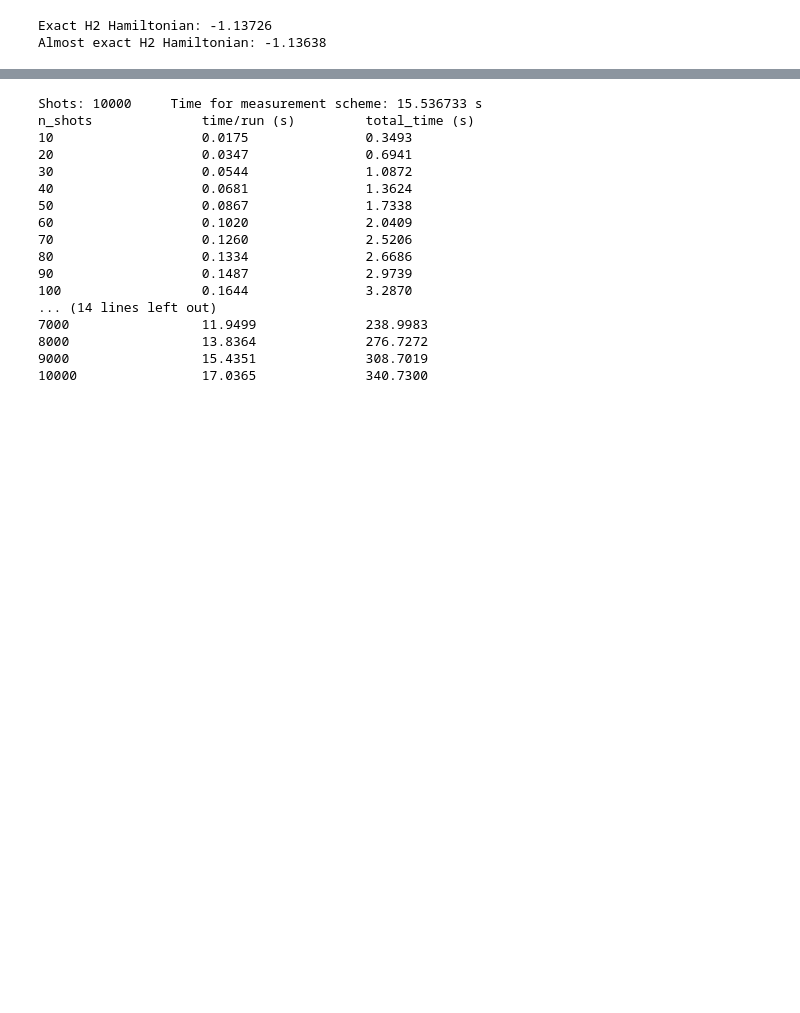
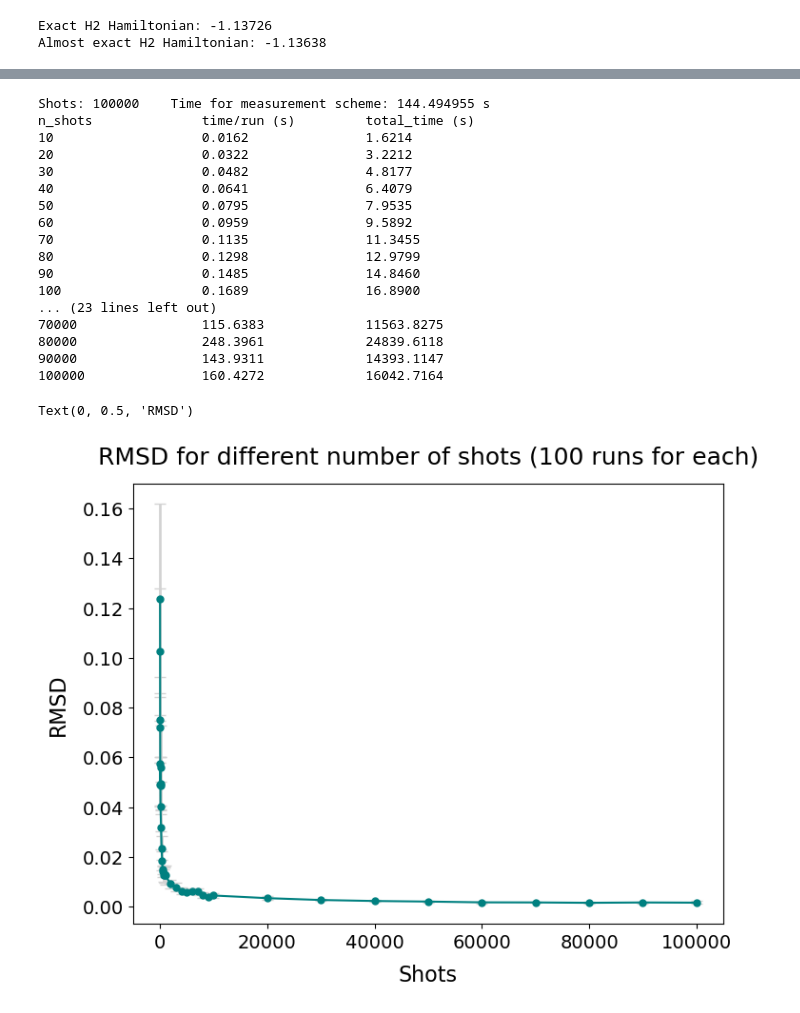
Before and after one commit to Marshhall/Physics_Thesis, a Jupyter notebook: shadow_grouping.ipynb, the cells around one changed output, grey strips where cells are left out. Saved outputs shown, nothing was run; the diff lists cells and outputs as text; code cells hidden in the pictures; blank space fills up the shorter version.

```diff
--- a/shadow_grouping.ipynb
+++ b/shadow_grouping.ipynb
@@ -1085,42 +1108,65 @@ array(-1.12245542)
 #     list(range(10, 110, 10)) +
 #     list(range(200, 1100, 100))
 # )
-# n_shotss = (
-#     list(range(10, 110, 10)) +
-#     list(range(200, 1100, 100)) +
-#     list(range(2000, 11000, 1000))
-# )
+n_shotss = (
+    list(range(10, 110, 10)) +
+    list(range(200, 1100, 100)) +
+    list(range(2000, 11000, 1000)) +
+    list(range(20000, 110000, 10000))
+)
 
 # n_shotss = (
 #     list(range(10000, 110000, 10000))
 # )
 
 
-number_of_runs = 20
-# number_of_runs = 100
+# number_of_runs = 20
+number_of_runs = 100
 # number_of_runs = 1
 
 
-rmsds = shadow_grouping_estimation_rmsd(H2_ham_formatted, qnode_sg, number_of_runs, n_shotss, H_exact,
-                                        write_to_file=True, folder_name="Data/H2", offset=sum(id_coefs), verbose=True)
+rmsds, std_dev = shadow_grouping_estimation_rmsd(H2_ham_formatted, qnode_sg, number_of_runs, n_shotss, H_exact,
+                                        write_to_file=True, folder_name="Data/H2", offset=sum(id_coefs), verbose=True, k=10)
 # %% [output]
-Shots: 10000     Time for measurement scheme: 15.536733 s
+Shots: 100000    Time for measurement scheme: 144.494955 s
 n_shots              time/run (s)         total_time (s)
-10                   0.0175               0.3493
-20                   0.0347               0.6941
-30                   0.0544               1.0872
-40                   0.0681               1.3624
-50                   0.0867               1.7338
-60                   0.1020               2.0409
-70                   0.1260               2.5206
-80                   0.1334               2.6686
-90                   0.1487               2.9739
-100                  0.1644               3.2870
-... (14 lines left out)
-7000                 11.9499              238.9983
-8000                 13.8364              276.7272
-9000                 15.4351              308.7019
-10000                17.0365              340.7300
+10                   0.0162               1.6214
+20                   0.0322               3.2212
+30                   0.0482               4.8177
+40                   0.0641               6.4079
+50                   0.0795               7.9535
+60                   0.0959               9.5892
+70                   0.1135               11.3455
+80                   0.1298               12.9799
+90                   0.1485               14.8460
+100                  0.1689               16.8900
+... (23 lines left out)
+70000                115.6383             11563.8275
+80000                248.3961             24839.6118
+90000                143.9311             14393.1147
+100000               160.4272             16042.7164
+# %%
+# Use LaTeX for text rendering
+plt.rcParams['text.usetex'] = False
+plt.rcParams['font.size'] = 14
+plt.rcParams['axes.labelsize'] = 16
+plt.rcParams['axes.titlesize'] = 18
+plt.rcParams['xtick.labelsize'] = 14
+plt.rcParams['ytick.labelsize'] = 14
+
+# Create figure
+fig, ax = plt.subplots(figsize=(8,6))
+
+# Plot with error bars
+ax.errorbar(n_shotss, rmsds, yerr=std_dev, fmt='o-', color="teal", ecolor='lightgray', elinewidth=2, capsize=4, markersize=5)
+
+# Titles and labels
+ax.set_title(f"RMSD for different number of shots ({number_of_runs} runs for each)", pad=15)
+ax.set_xlabel("Shots", labelpad=10)
+ax.set_ylabel("RMSD", labelpad=10)
+# %% [output]
+Text(0, 0.5, 'RMSD')
+[figure, added]
 # %%
 # Use LaTeX for text rendering
 plt.rcParams['text.usetex'] = False
```
Also changed, not shown: parts of 7 cells of this notebook, 7 other files.
